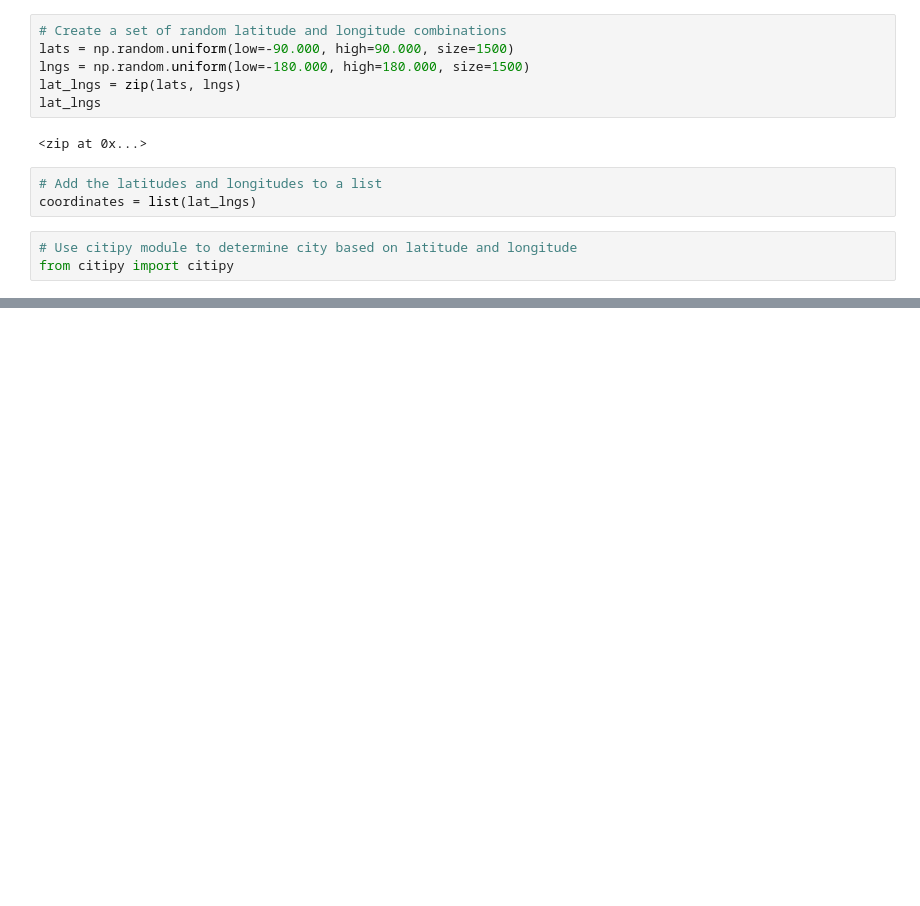
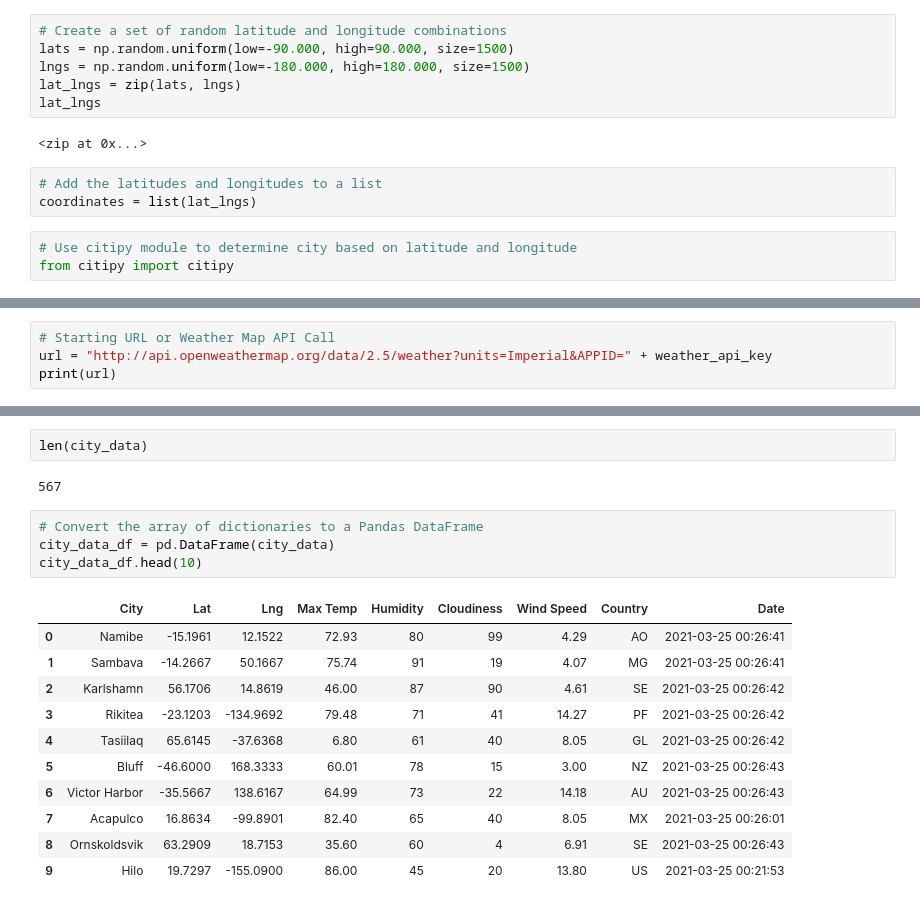
Before and after one commit to jshehan29/World_Weather_Analysis, a Jupyter notebook: WeatherPy.ipynb, the cells around one changed output, grey strips where cells are left out. Drawn from its saved outputs; the diff is of its cells as text; blank space fills up the shorter version.

Commit message:
Adding updated WeatherPy.ipynb and Weather_data folder

```diff
--- a/WeatherPy.ipynb
+++ b/WeatherPy.ipynb
@@ -35,0 +45,4 @@ len(cities)
+# %%
+# Starting URL or Weather Map API Call
+url = "http://api.openweathermap.org/data/2.5/weather?units=Imperial&APPID=" + weather_api_key
+print(url)
@@ -35,0 +139,20 @@ len(cities)
+# %%
+len(city_data)
+# %% [output]
+567
+# %%
+# Convert the array of dictionaries to a Pandas DataFrame
+city_data_df = pd.DataFrame(city_data)
+city_data_df.head(10)
+# %% [output]
+|  | City | Lat | Lng | Max Temp | Humidity | Cloudiness | Wind Speed | Country | Date |
+| 0 | Namibe | -15.1961 | 12.1522 | 72.93 | 80 | 99 | 4.29 | AO | 2021-03-25 00:26:41 |
+| 1 | Sambava | -14.2667 | 50.1667 | 75.74 | 91 | 19 | 4.07 | MG | 2021-03-25 00:26:41 |
+| 2 | Karlshamn | 56.1706 | 14.8619 | 46.00 | 87 | 90 | 4.61 | SE | 2021-03-25 00:26:42 |
+| 3 | Rikitea | -23.1203 | -134.9692 | 79.48 | 71 | 41 | 14.27 | PF | 2021-03-25 00:26:42 |
+| 4 | Tasiilaq | 65.6145 | -37.6368 | 6.80 | 61 | 40 | 8.05 | GL | 2021-03-25 00:26:42 |
+| 5 | Bluff | -46.6000 | 168.3333 | 60.01 | 78 | 15 | 3.00 | NZ | 2021-03-25 00:26:43 |
+| 6 | Victor Harbor | -35.5667 | 138.6167 | 64.99 | 73 | 22 | 14.18 | AU | 2021-03-25 00:26:43 |
+| 7 | Acapulco | 16.8634 | -99.8901 | 82.40 | 65 | 40 | 8.05 | MX | 2021-03-25 00:26:01 |
+| 8 | Ornskoldsvik | 63.2909 | 18.7153 | 35.60 | 60 | 4 | 6.91 | SE | 2021-03-25 00:26:43 |
+| 9 | Hilo | 19.7297 | -155.0900 | 86.00 | 45 | 20 | 13.80 | US | 2021-03-25 00:21:53 |
```
Also changed, not shown: parts of 8 cells of this notebook, 2 other files.
